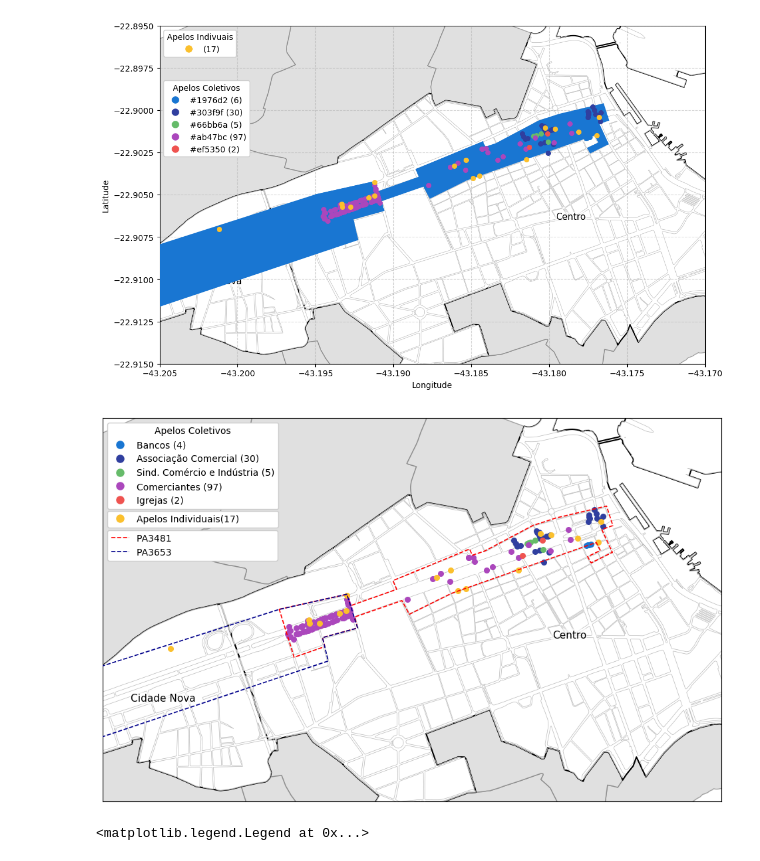
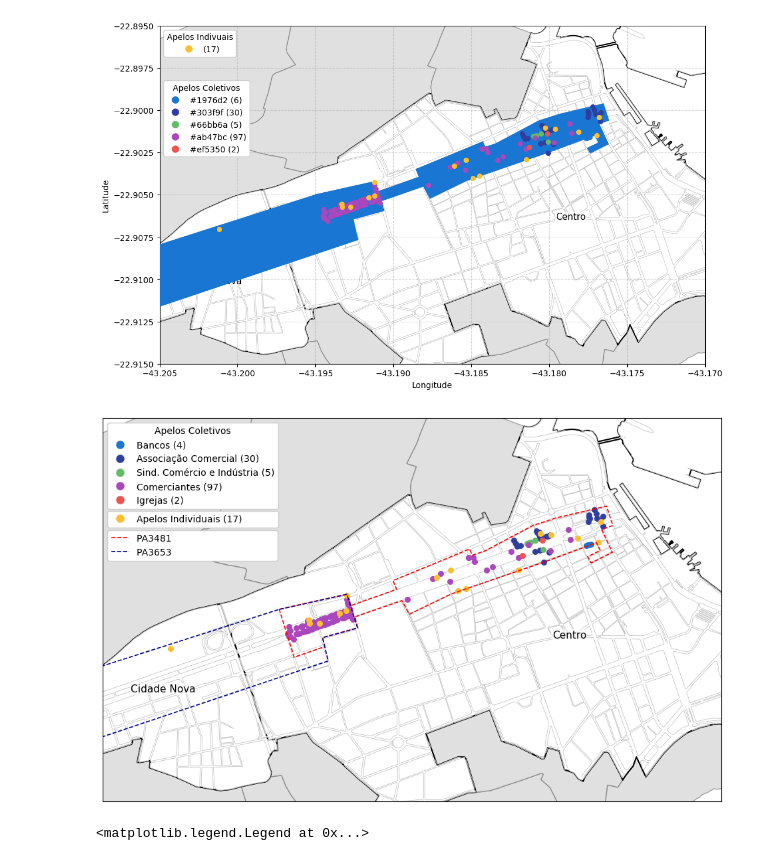
Before and after one commit to eu-cristofer/geo, a Jupyter notebook: 01_processing_KML.ipynb, the cells around one changed output. Drawn from its saved outputs; the diff is of its cells as text; code cells hidden in the pictures.

```diff
--- a/01_processing_KML.ipynb
+++ b/01_processing_KML.ipynb
@@ -433,7 +433,7 @@ centroids = geo.get_centroids(filtro_bairros)
 for label, x, y in zip(filtro_bairros.nome, centroids.x, centroids.y):
     # Adjust Y coordinate slightly upwards if the label is "Cidade Nova"
     if label == "Cidade Nova":
-        y = y + 0.0005
+        y = y + 0.001
 
     ax.text(x, y, label, fontsize=11, ha='center', va='center',
             bbox=dict(facecolor='white', alpha=0.6, edgecolor='none', pad=1), zorder=4)
@@ -487,7 +487,7 @@ for color, group in apelos_points.groupby('Color'):
         # PADDING: Add lots of spaces to force the yellow box to stretch
         # Adjust the number of spaces if the box is slightly too big or too small
         # ----------------------------------------------------------------------
-        labels_yellow.append(f'Apelos Individuais({count})            ')
+        labels_yellow.append(f'Apelos Individuais ({count})           ')
     else:
         # Look up the custom label in the dictionary
         custom_name = COLOR_LABELS.get(color_lower, f'#{color}')
@@ -529,34 +529,34 @@ if not apelos_lines.empty:
 ax.set_xlim([-43.205, -43.170])
 ax.set_ylim([-22.915, -22.895])
 
 # ==========================================
 # REMOVED GRID AND LABELS
 # ==========================================
 ax.set_xticks([])
 ax.set_yticks([])
 
 # ==========================================
 # DRAWING THE THREE LEGENDS
 # ==========================================
 # 1. Create the Other Colors legend in the upper left
 legend_others = ax.legend(handles_others, labels_others, title='Apelos Coletivos',
                           loc='upper left', framealpha=1.0)
 ax.add_artist(legend_others)
 
 # 2. Create the Yellow legend right below it
 # ----------------------------------------------------------------------
 # PADDING: Add spaces to the title as well, otherwise the top of the
 # box will shrink and it won't align perfectly.
 # ----------------------------------------------------------------------
 legend_yellow = ax.legend(handles_yellow, labels_yellow,
                           loc='upper left', bbox_to_anchor=(0, 0.77), framealpha=1.0)
 ax.add_artist(legend_yellow)
 
 # 3. Create the Polylines legend below the second one
 legend_lines = ax.legend(handles_lines, labels_lines,
                          loc='upper left', bbox_to_anchor=(0, 0.72), framealpha=1.0)
 # %% [output]
-[figure, old version]
+[figure, new version]
 # %%
 import matplotlib.pyplot as plt
 from matplotlib.lines import Line2D
```
